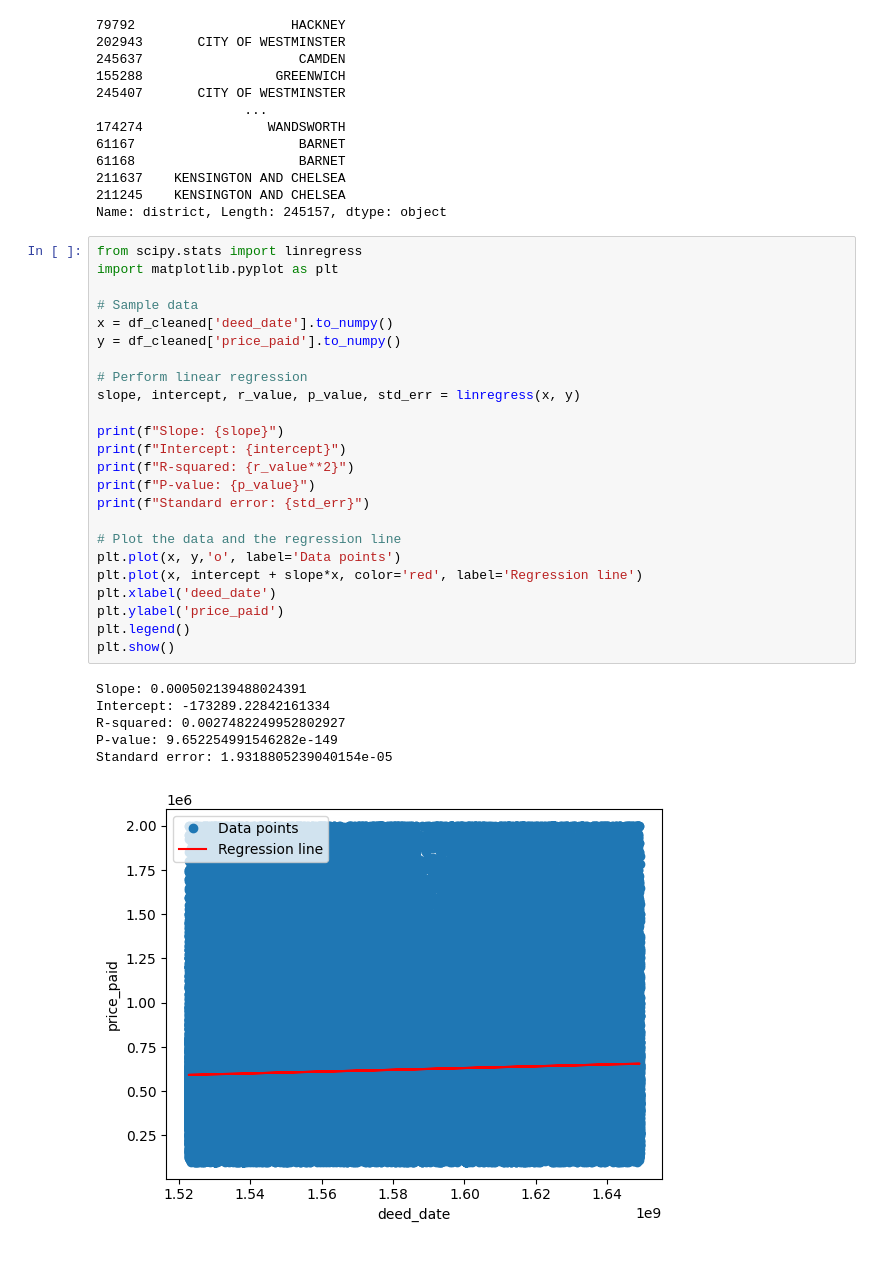
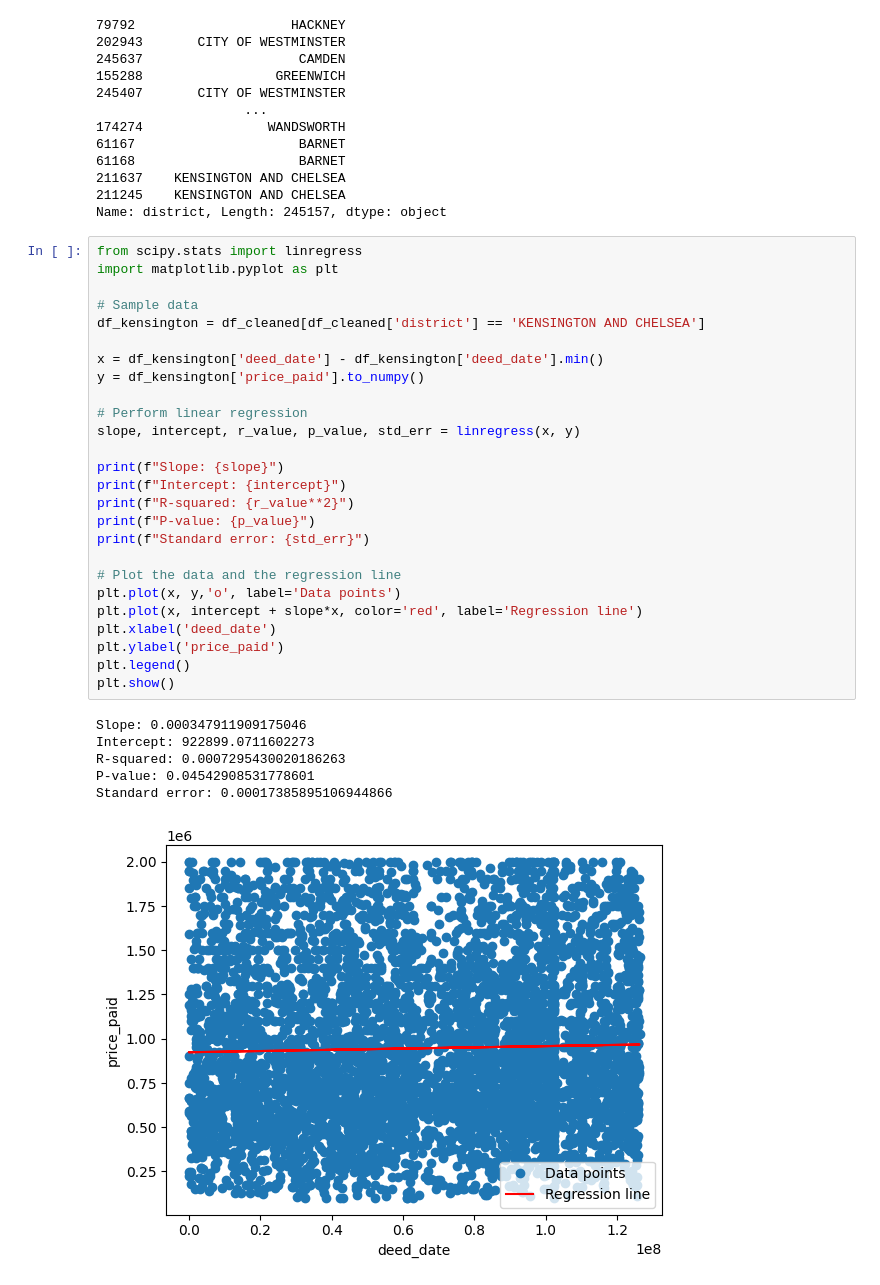
Before and after one commit to Ajeyanth/HousePrices, a Jupyter notebook: HousesPrices.ipynb, the cells around one changed output. Cells and saved outputs as stored; diff of their text form.

```diff
--- a/HousesPrices.ipynb
+++ b/HousesPrices.ipynb
@@ -103,31 +103,33 @@ Name: district, Length: 245157, dtype: object
 # %%
 from scipy.stats import linregress
 import matplotlib.pyplot as plt
 
 # Sample data
-x = df_cleaned['deed_date'].to_numpy()
-y = df_cleaned['price_paid'].to_numpy()
+df_kensington = df_cleaned[df_cleaned['district'] == 'KENSINGTON AND CHELSEA']
+
+x = df_kensington['deed_date'] - df_kensington['deed_date'].min()
+y = df_kensington['price_paid'].to_numpy()
 
 # Perform linear regression
 slope, intercept, r_value, p_value, std_err = linregress(x, y)
 
 print(f"Slope: {slope}")
 print(f"Intercept: {intercept}")
 print(f"R-squared: {r_value**2}")
 print(f"P-value: {p_value}")
 print(f"Standard error: {std_err}")
 
 # Plot the data and the regression line
 plt.plot(x, y,'o', label='Data points')
 plt.plot(x, intercept + slope*x, color='red', label='Regression line')
 plt.xlabel('deed_date')
 plt.ylabel('price_paid')
 plt.legend()
 plt.show()
 # %% [output]
-Slope: 0.000502139488024391
-Intercept: -173289.22842161334
-R-squared: 0.0027482249952802927
-P-value: 9.652254991546282e-149
-Standard error: 1.9318805239040154e-05
+Slope: 0.000347911909175046
+Intercept: 922899.0711602273
+R-squared: 0.0007295430020186263
+P-value: 0.04542908531778601
+Standard error: 0.00017385895106944866
-[figure, old version]
+[figure, new version]
```
Also changed, not shown: parts of 1 cell of this notebook.
